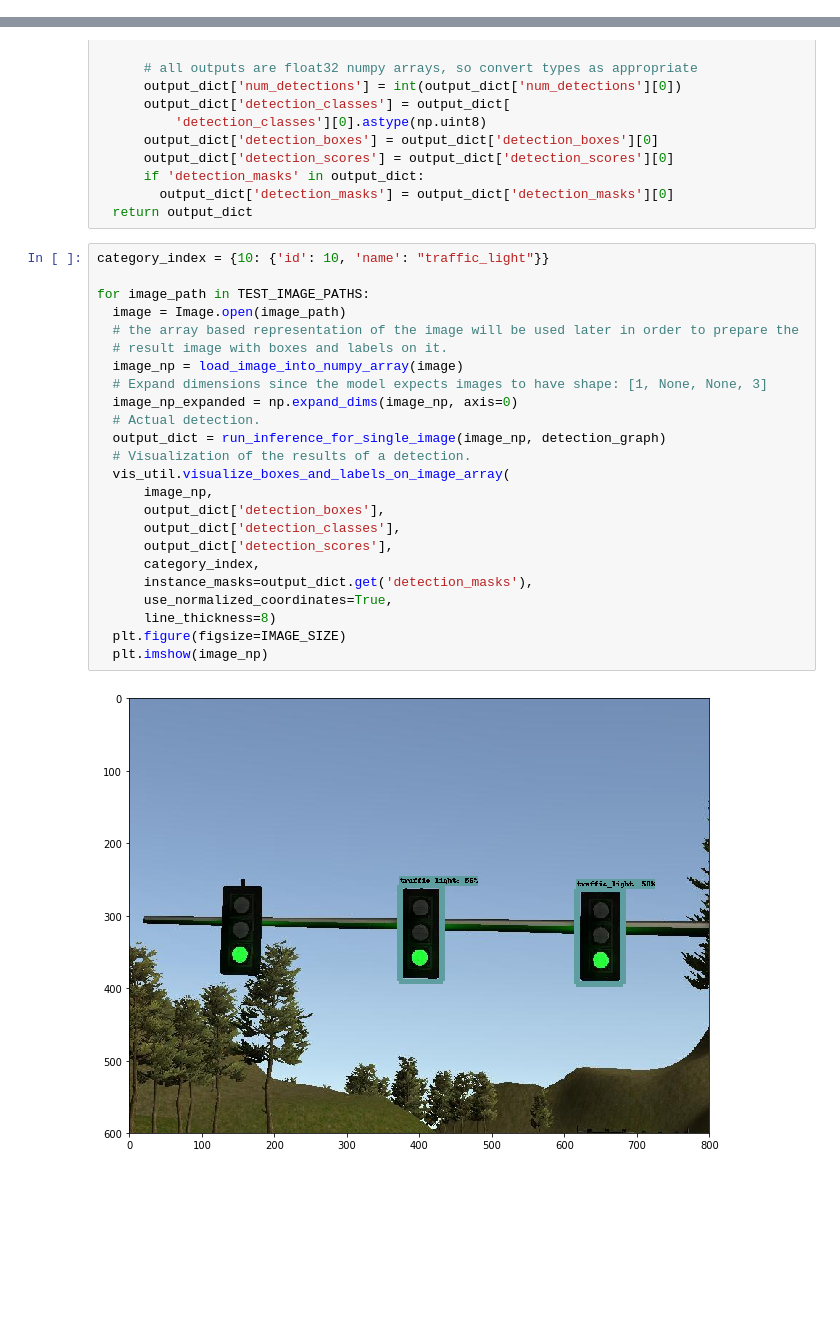
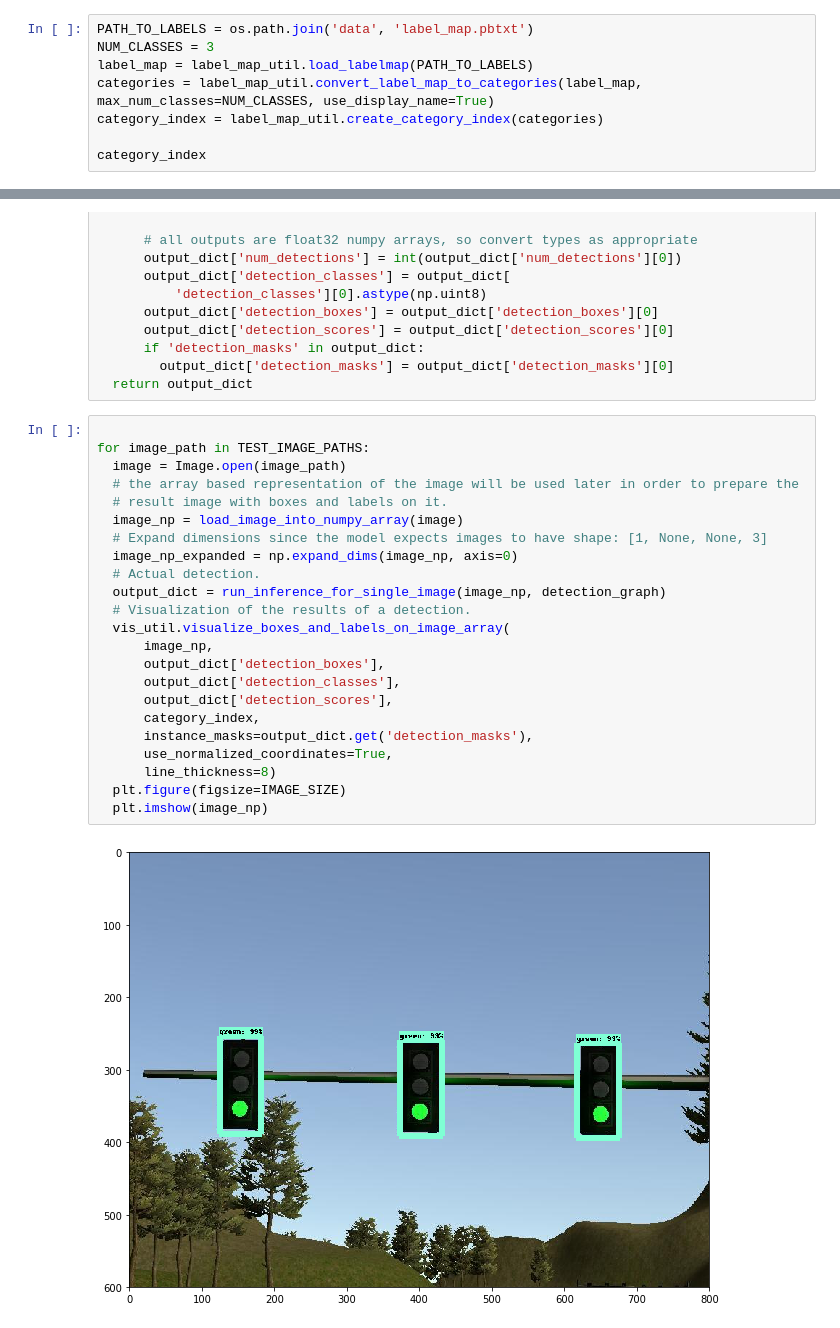
Before and after one commit to ZXspectrumZ80/ROS-Racers-CarND-Capstone, a Jupyter notebook: tl_classification/detection.ipynb, the cells around one changed output, grey strips where cells are left out. Saved outputs shown, nothing was run; the diff lists cells and outputs as text; blank space fills up the shorter version.

```diff
--- a/tl_classification/detection.ipynb
+++ b/tl_classification/detection.ipynb
@@ -33,3 +53,11 @@ with detection_graph.as_default():
     serialized_graph = fid.read()
     od_graph_def.ParseFromString(serialized_graph)
     tf.import_graph_def(od_graph_def, name='')
+# %%
+PATH_TO_LABELS = os.path.join('data', 'label_map.pbtxt')
+NUM_CLASSES = 3
+label_map = label_map_util.load_labelmap(PATH_TO_LABELS)
+categories = label_map_util.convert_label_map_to_categories(label_map, max_num_classes=NUM_CLASSES, use_display_name=True)
+category_index = label_map_util.create_category_index(categories)
+
+category_index
@@ -99,31 +131,30 @@ def run_inference_for_single_image(image, graph):
         output_dict['detection_masks'] = output_dict['detection_masks'][0]
   return output_dict
 # %%
-category_index = {10: {'id': 10, 'name': "traffic_light"}}
 
 for image_path in TEST_IMAGE_PATHS:
   image = Image.open(image_path)
   # the array based representation of the image will be used later in order to prepare the
   # result image with boxes and labels on it.
   image_np = load_image_into_numpy_array(image)
   # Expand dimensions since the model expects images to have shape: [1, None, None, 3]
   image_np_expanded = np.expand_dims(image_np, axis=0)
   # Actual detection.
   output_dict = run_inference_for_single_image(image_np, detection_graph)
   # Visualization of the results of a detection.
   vis_util.visualize_boxes_and_labels_on_image_array(
       image_np,
       output_dict['detection_boxes'],
       output_dict['detection_classes'],
       output_dict['detection_scores'],
       category_index,
       instance_masks=output_dict.get('detection_masks'),
       use_normalized_coordinates=True,
       line_thickness=8)
   plt.figure(figsize=IMAGE_SIZE)
   plt.imshow(image_np)
 # %% [output]
-[figure, old version]
+[figure, new version]
 [figure]
 # %%
 output_dict
```
Also changed, not shown: parts of 4 cells of this notebook, 3 other files.
